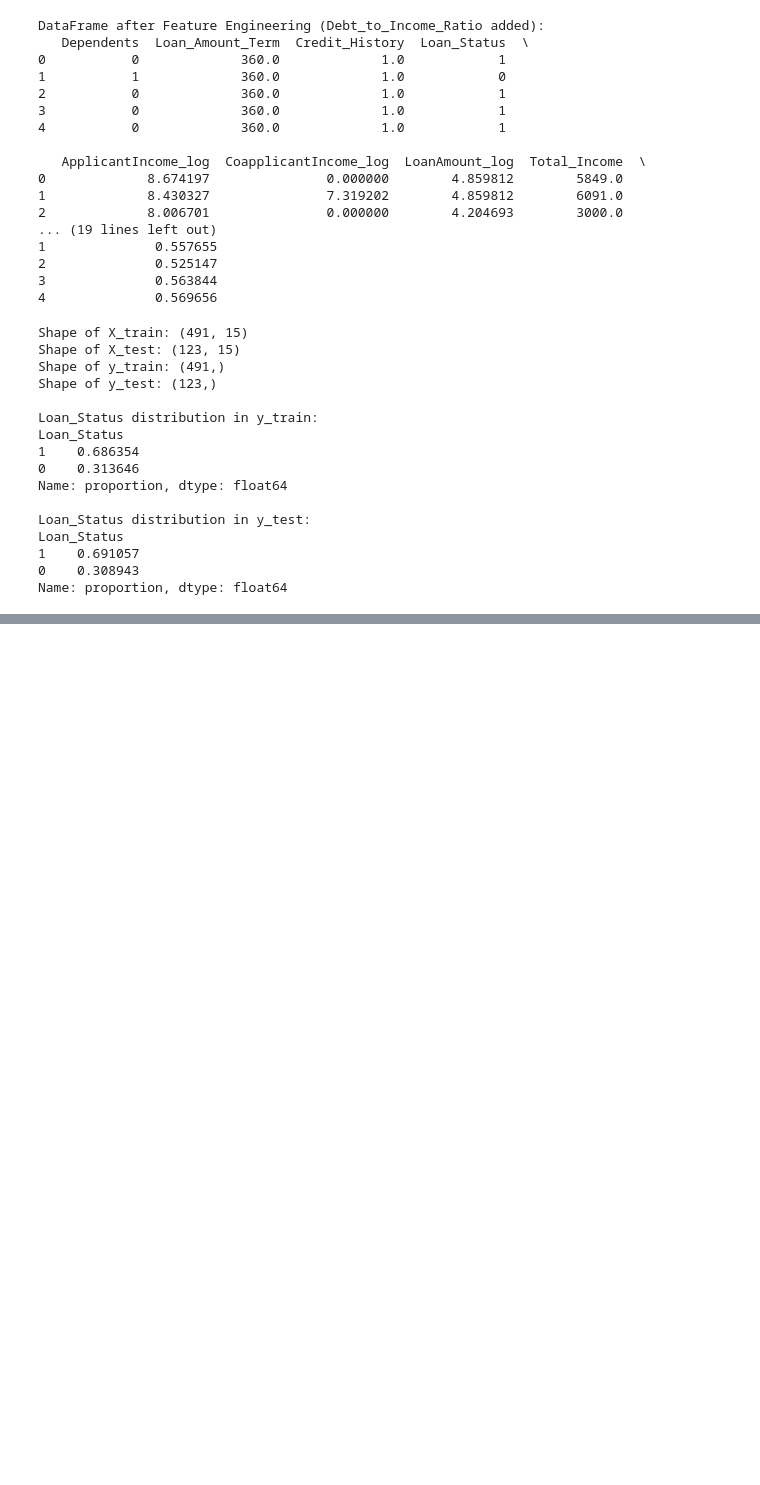
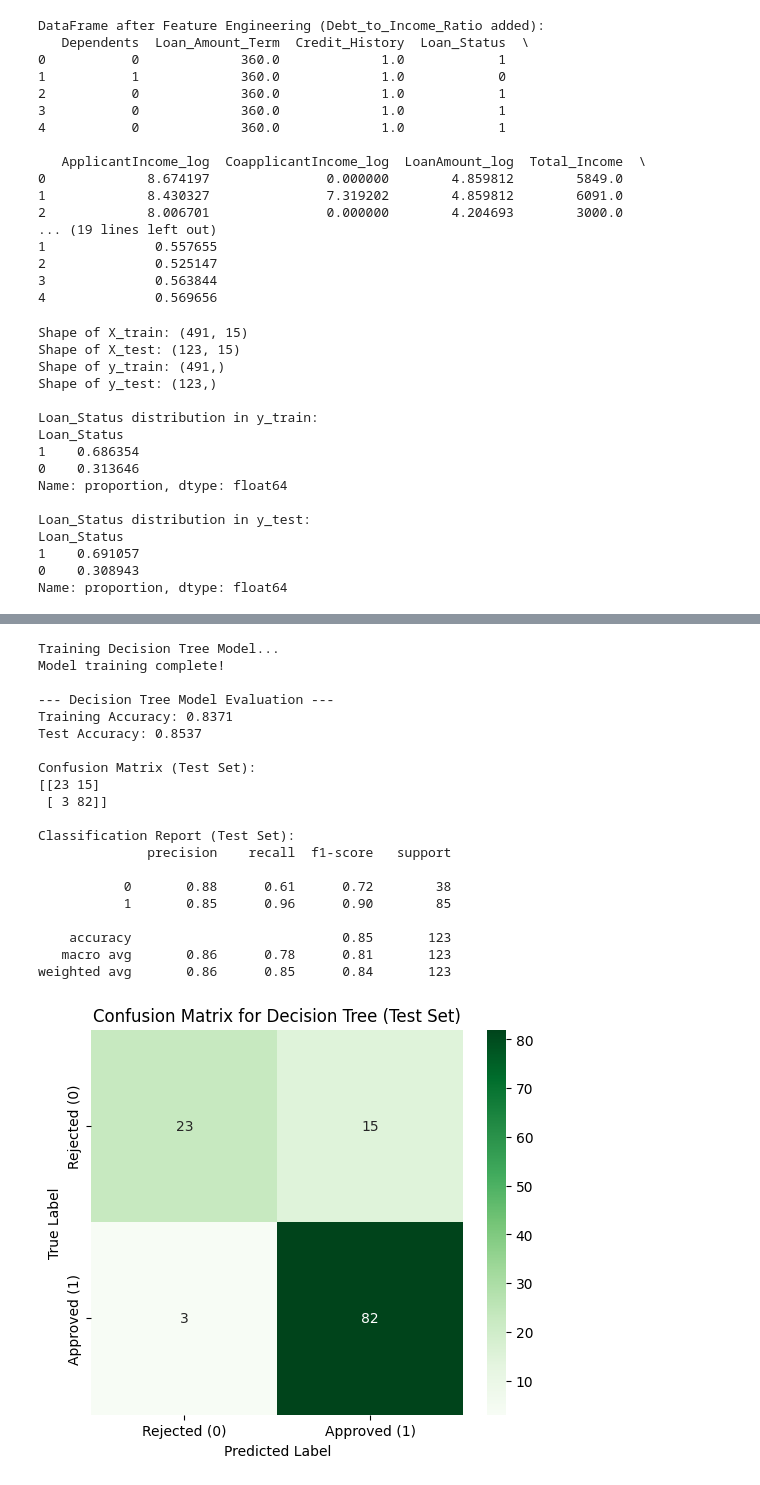
Before and after one commit to ShrijithSM/Loan-Approval-Prediction, a Jupyter notebook: main.ipynb, the cells around one changed output, grey strips where cells are left out. Saved outputs shown, nothing was run; the diff lists cells and outputs as text; code cells hidden in the pictures; blank space fills up the shorter version.

```diff
--- a/main.ipynb
+++ b/main.ipynb
@@ -330,0 +434,72 @@ Name: proportion, dtype: float64
+# %%
+## Decision Tree Classifier
+
+from sklearn.tree import DecisionTreeClassifier
+from sklearn.metrics import accuracy_score, confusion_matrix, classification_report
+import matplotlib.pyplot as plt
+import seaborn as sns
+
+# 1. Initialize the Decision Tree model
+# We'll set a max_depth to prevent severe overfitting for now
+model_dt = DecisionTreeClassifier(random_state=42, max_depth=5) # Limiting depth to avoid too much overfitting
+
+# 2. Train the model
+print("\nTraining Decision Tree Model...")
+model_dt.fit(X_train, y_train)
+print("Model training complete!")
+
+# 3. Make predictions
+y_train_pred_dt = model_dt.predict(X_train)
+y_test_pred_dt = model_dt.predict(X_test)
+
+# 4. Evaluate the model's performance
+print("\n--- Decision Tree Model Evaluation ---")
+train_accuracy_dt = accuracy_score(y_train, y_train_pred_dt)
+test_accuracy_dt = accuracy_score(y_test, y_test_pred_dt)
+print(f"Training Accuracy: {train_accuracy_dt:.4f}")
+print(f"Test Accuracy: {test_accuracy_dt:.4f}")
+
+print("\nConfusion Matrix (Test Set):")
+cm_dt = confusion_matrix(y_test, y_test_pred_dt)
+print(cm_dt)
+
+print("\nClassification Report (Test Set):")
+print(classification_report(y_test, y_test_pred_dt))
+
+# Visualizing the Confusion Matrix
+plt.figure(figsize=(6, 5))
+sns.heatmap(cm_dt, annot=True, fmt="d", cmap="Greens",
+            xticklabels=['Rejected (0)', 'Approved (1)'], yticklabels=['Rejected (0)', 'Approved (1)'])
+plt.title('Confusion Matrix for Decision Tree (Test Set)')
+plt.xlabel('Predicted Label')
+plt.ylabel('True Label')
+plt.show()
+
+# You can also visualize the tree itself for better understanding (requires graphviz)
+# from sklearn.tree import plot_tree
+# plt.figure(figsize=(20, 15))
+# plot_tree(model_dt, feature_names=X.columns, class_names=['Rejected', 'Approved'], filled=True, rounded=True)
+# plt.title('Decision Tree Visualization')
+# plt.show()
+# %% [output]
+Training Decision Tree Model...
+Model training complete!
+
+--- Decision Tree Model Evaluation ---
+Training Accuracy: 0.8371
+Test Accuracy: 0.8537
+
+Confusion Matrix (Test Set):
+[[23 15]
+ [ 3 82]]
+
+Classification Report (Test Set):
+              precision    recall  f1-score   support
+
+           0       0.88      0.61      0.72        38
+           1       0.85      0.96      0.90        85
+
+    accuracy                           0.85       123
+   macro avg       0.86      0.78      0.81       123
+weighted avg       0.86      0.85      0.84       123
+[figure, added]
```
Also changed, not shown: parts of 6 cells of this notebook.
